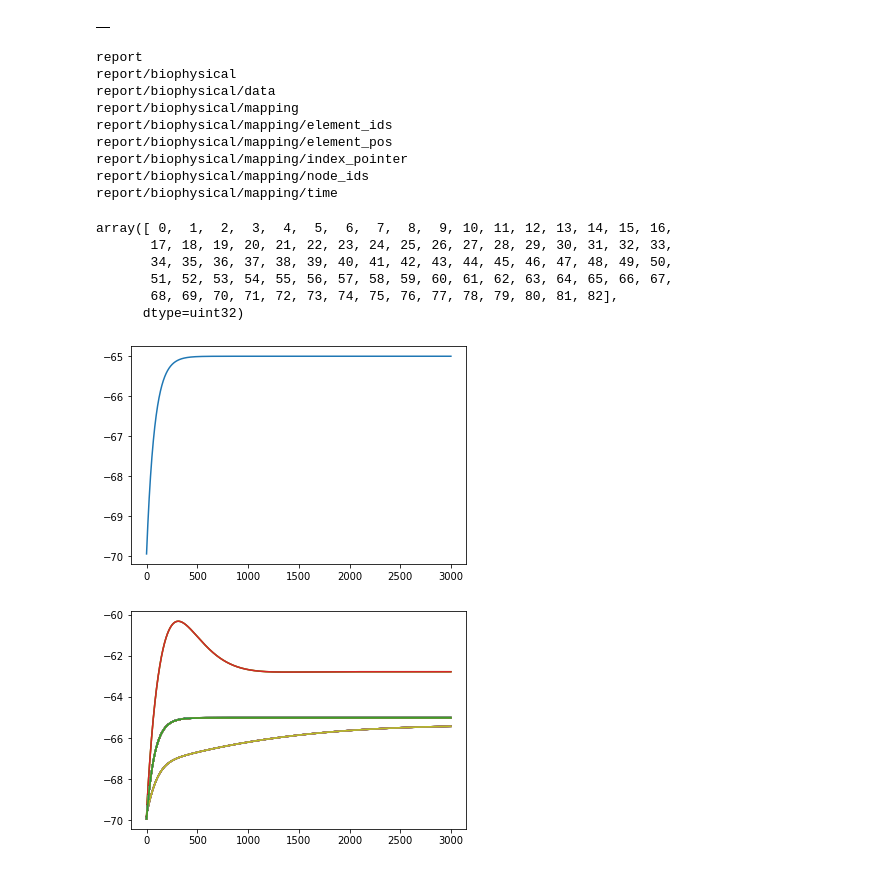
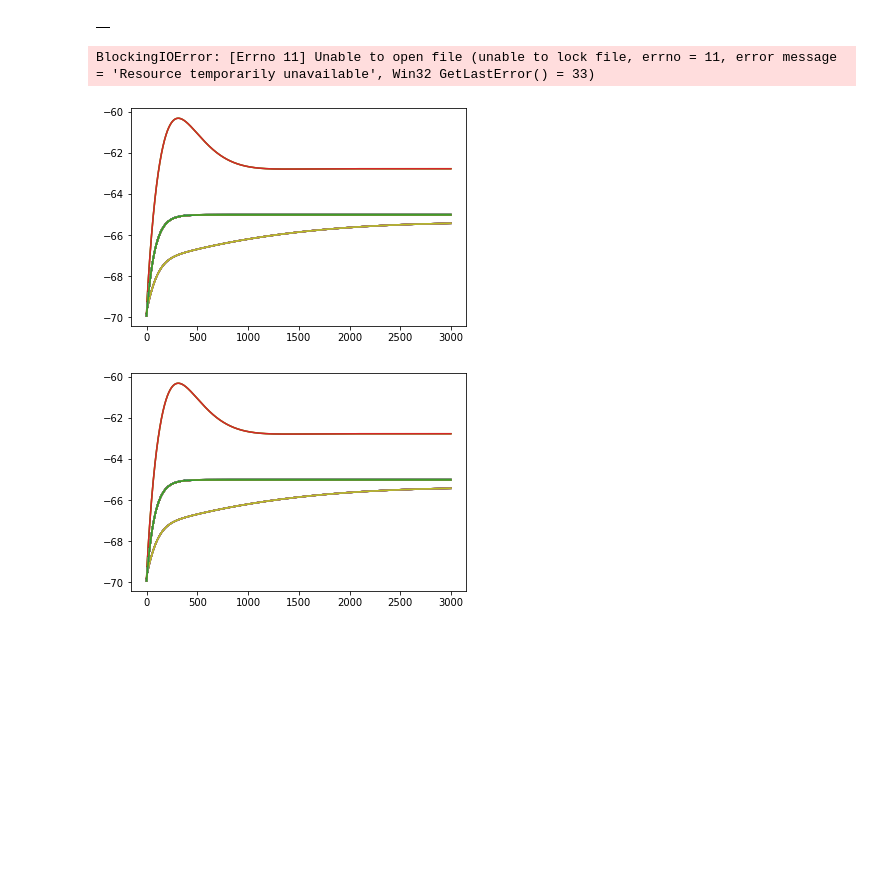
Before and after one commit to ddopp4877/CA1_model_testing, a Jupyter notebook: CA1_exploration.ipynb, the cells around one changed output. Cells and saved outputs as stored; diff of their text form; code cells hidden in the pictures; blank space fills up the shorter version.

```diff
--- a/CA1_exploration.ipynb
+++ b/CA1_exploration.ipynb
@@ -344,23 +344,7 @@ spikesDF
 |  |
 # %%
 f = h5py.File(os.path.join('output','v_report.h5'), 'r')
-f.visit(print)
+traces = f['report/biophysical/data'][()]
+f.close()
 # %% [output]
-report
-report/biophysical
-report/biophysical/data
-report/biophysical/mapping
-report/biophysical/mapping/element_ids
-report/biophysical/mapping/element_pos
-report/biophysical/mapping/index_pointer
-report/biophysical/mapping/node_ids
-report/biophysical/mapping/time
+BlockingIOError: [Errno 11] Unable to open file (unable to lock file, errno = 11, error message = 'Resource temporarily unavailable', Win32 GetLastError() = 33)
-# %%
-f['report/biophysical/mapping/node_ids'][()]
-# %% [output]
-array([ 0,  1,  2,  3,  4,  5,  6,  7,  8,  9, 10, 11, 12, 13, 14, 15, 16,
-       17, 18, 19, 20, 21, 22, 23, 24, 25, 26, 27, 28, 29, 30, 31, 32, 33,
-       34, 35, 36, 37, 38, 39, 40, 41, 42, 43, 44, 45, 46, 47, 48, 49, 50,
-       51, 52, 53, 54, 55, 56, 57, 58, 59, 60, 61, 62, 63, 64, 65, 66, 67,
-       68, 69, 70, 71, 72, 73, 74, 75, 76, 77, 78, 79, 80, 81, 82],
-      dtype=uint32)
@@ -370,8 +351,8 @@ f.close()
 # %%
-plt.plot(traces[:,1])
+plt.plot(traces)
 plt.show()
 # %% [output]
-[figure, old version]
+[figure, new version]
 # %%
 plt.plot(traces)
 plt.show()
```
Also changed, not shown: parts of 5 cells of this notebook, 3 other files.
